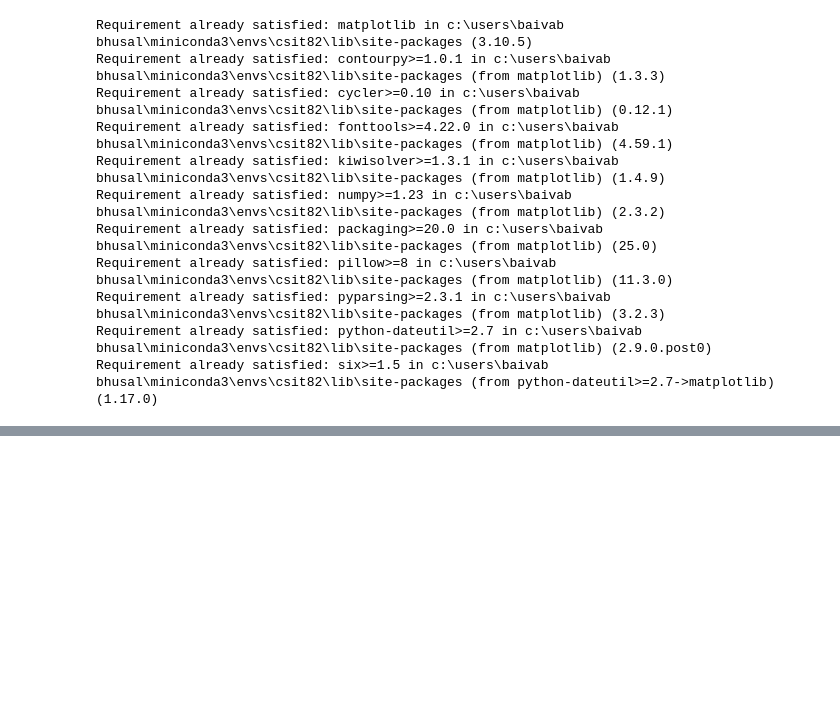
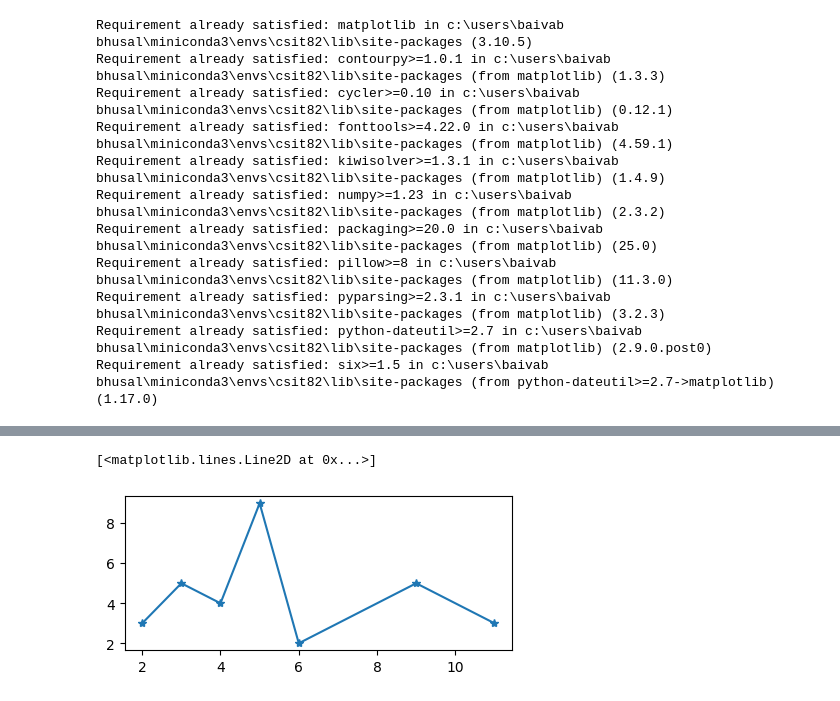
Before and after one commit to baivabbhusal/Python_class_Nccs, a Jupyter notebook: 19.matplotlib.ipynb, the cells around one changed output, grey strips where cells are left out. Drawn from its saved outputs; the diff is of its cells as text; code cells hidden in the pictures; blank space fills up the shorter version.

```diff
--- a/19.matplotlib.ipynb
+++ b/19.matplotlib.ipynb
@@ -34,0 +36,8 @@ plt.legend() #for specifying line
+# %%
+x=np.array([2,3,4,5,6,9,11])
+y=np.array([3,5,4,9,2,5,3])
+plt.figure(figsize=(5,2))
+plt.plot(x,y,marker='*')
+# %% [output]
+[<matplotlib.lines.Line2D at 0x...>]
+[figure, added]
```
Also changed, not shown: parts of 5 cells of this notebook.
